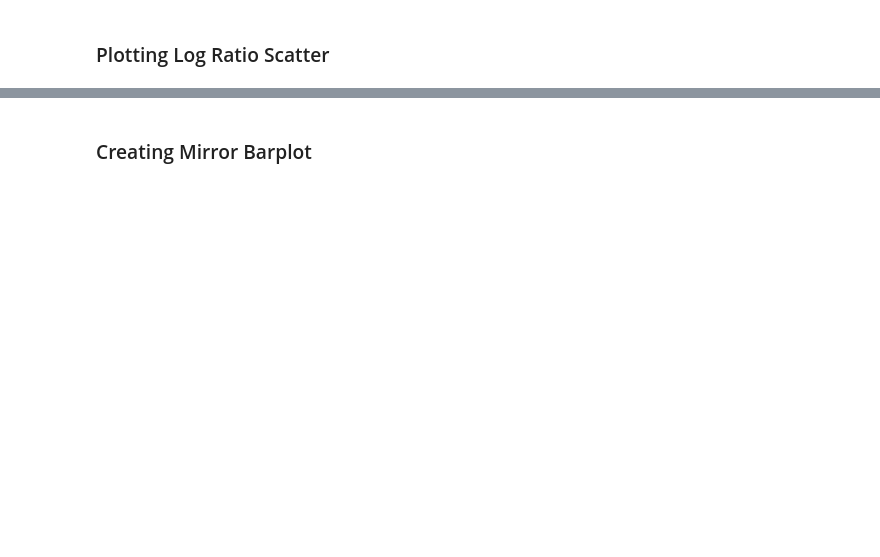
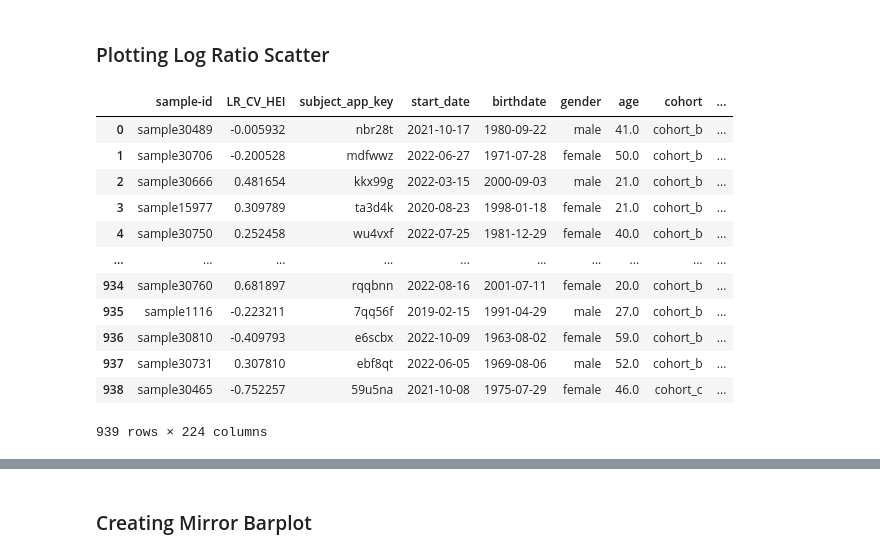
Before and after one commit to digitalepidemiologylab/dietary-consistency-and-quality-associated-with-gut-microbiota-diversity-paper, a Jupyter notebook: analysis/birdman_analysis/extract_differential_taxa.ipynb, the cells around one changed output, grey strips where cells are left out. Saved outputs shown, nothing was run; the diff lists cells and outputs as text; code cells hidden in the pictures; blank space fills up the shorter version.

```diff
--- a/analysis/birdman_analysis/extract_differential_taxa.ipynb
+++ b/analysis/birdman_analysis/extract_differential_taxa.ipynb
@@ -775,6 +788,22 @@ def plot_log_ratio_scatter(
     sns.despine(ax=ax)
 
     return fig, ax
+# %%
+lr
+# %% [output]
+|  | sample-id | LR_CV_HEI | subject_app_key | start_date | birthdate | gender | age | cohort | ... |
+| 0 | sample30489 | -0.005932 | nbr28t | 2021-10-17 | 1980-09-22 | male | 41.0 | cohort_b | ... |
+| 1 | sample30706 | -0.200528 | mdfwwz | 2022-06-27 | 1971-07-28 | female | 50.0 | cohort_b | ... |
+| 2 | sample30666 | 0.481654 | kkx99g | 2022-03-15 | 2000-09-03 | male | 21.0 | cohort_b | ... |
+| 3 | sample15977 | 0.309789 | ta3d4k | 2020-08-23 | 1998-01-18 | female | 21.0 | cohort_b | ... |
+| 4 | sample30750 | 0.252458 | wu4vxf | 2022-07-25 | 1981-12-29 | female | 40.0 | cohort_b | ... |
+| ... | ... | ... | ... | ... | ... | ... | ... | ... | ... |
+| 934 | sample30760 | 0.681897 | rqqbnn | 2022-08-16 | 2001-07-11 | female | 20.0 | cohort_b | ... |
+| 935 | sample1116 | -0.223211 | 7qq56f | 2019-02-15 | 1991-04-29 | male | 27.0 | cohort_b | ... |
+| 936 | sample30810 | -0.409793 | e6scbx | 2022-10-09 | 1963-08-02 | female | 59.0 | cohort_b | ... |
+| 937 | sample30731 | 0.307810 | ebf8qt | 2022-06-05 | 1969-08-06 | male | 52.0 | cohort_b | ... |
+| 938 | sample30465 | -0.752257 | 59u5na | 2021-10-08 | 1975-07-29 | female | 46.0 | cohort_c | ... |
+939 rows × 224 columns
 # %%
 import matplotlib.gridspec as gridspec
 
```
Also changed, not shown: parts of 6 cells of this notebook, 43 other files.
